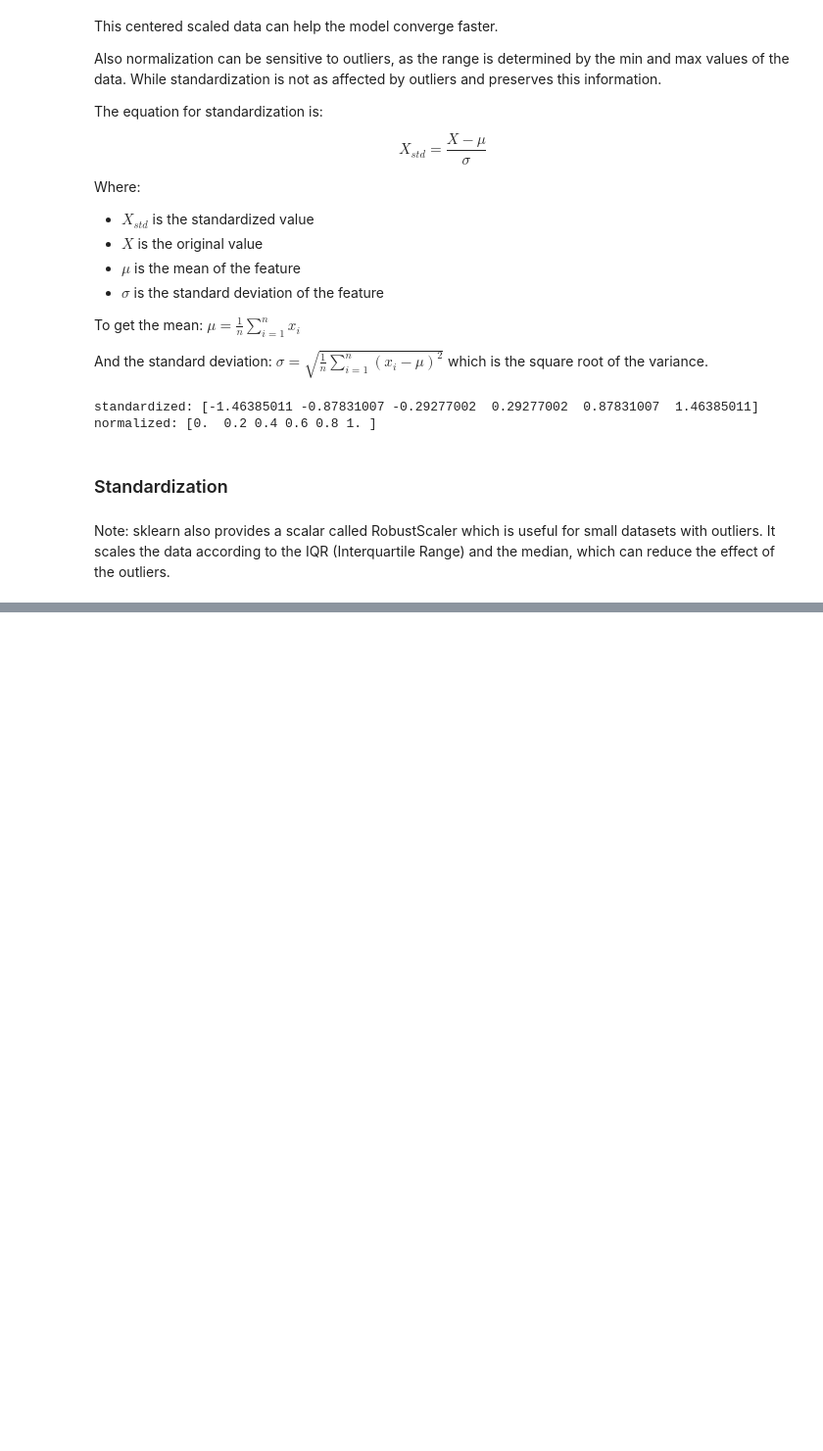
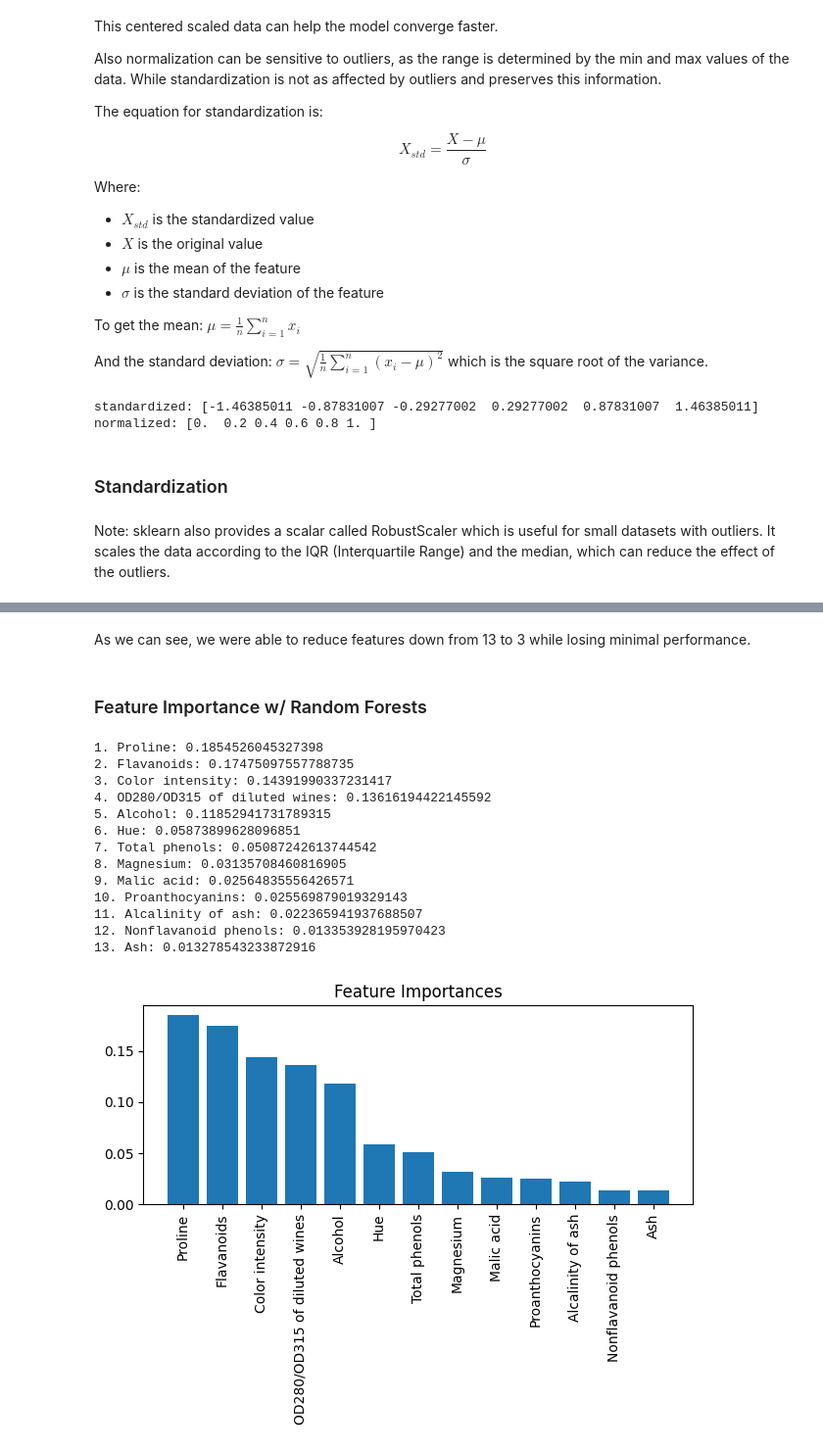
Before and after one commit to heyskylark/python-machine-learning, a Jupyter notebook: notebooks/preprocessing/wineDatasetProcessing.ipynb, the cells around one changed output, grey strips where cells are left out. Shown: that part at 98% size. Saved outputs shown, nothing was run; the diff lists cells and outputs as text; code cells hidden in the pictures; blank space fills up the shorter version.

```diff
--- a/notebooks/preprocessing/wineDatasetProcessing.ipynb
+++ b/notebooks/preprocessing/wineDatasetProcessing.ipynb
@@ -80,0 +213,14 @@ Note: sklearn also provides a scalar called RobustScaler which is useful for sma
+# %%
+# Original Dataset
+knn.fit(X_train_std, y_train)
+
+print('Full feature set accuracy:')
+print('Training accuracy:', knn.score(X_train_std, y_train))
+print('Test accuracy:', knn.score(X_test_std, y_test), '\n')
+
+# Dataset with 3 features
+knn.fit(X_train_std[:, k3], y_train)
+
+print('Reduced feature set accuracy (3 features):')
+print('Training accuracy:', knn.score(X_train_std[:, k3], y_train))
+print('Test accuracy:', knn.score(X_test_std[:, k3], y_test))
@@ -80,0 +235,39 @@ Note: sklearn also provides a scalar called RobustScaler which is useful for sma
+# %% [markdown]
+As we can see, we were able to reduce features down from 13 to 3 while losing minimal performance.
+# %% [markdown]
+### Feature Importance w/ Random Forests
+# %%
+feat_labels = df_wine.columns[1:]
+
+forest = RandomForestClassifier(n_estimators=500, random_state=1)
+forest.fit(X_train, y_train)
+
+importances = forest.feature_importances_
+
+# Returns indices of importance in desc order, [::-1] reverses the array
+indices = np.argsort(importances)[::-1]
+
+for f in range(X_train.shape[1]):
+  print(f"{f + 1}. {feat_labels[indices[f]]}: {importances[indices[f]]}")
+
+plt.title('Feature Importances')
+plt.bar(range(X_train.shape[1]), importances[indices], align='center')
+plt.xticks(range(X_train.shape[1]), feat_labels[indices], rotation=90)
+plt.xlim([-1, X_train.shape[1]])
+plt.tight_layout()
+plt.show()
+# %% [output]
+1. Proline: 0.1854526045327398
+2. Flavanoids: 0.17475097557788735
+3. Color intensity: 0.14391990337231417
+4. OD280/OD315 of diluted wines: 0.13616194422145592
+5. Alcohol: 0.11852941731789315
+6. Hue: 0.05873899628096851
+7. Total phenols: 0.05087242613744542
+8. Magnesium: 0.03135708460816905
+9. Malic acid: 0.02564835556426571
+10. Proanthocyanins: 0.025569879019329143
+11. Alcalinity of ash: 0.022365941937688507
+12. Nonflavanoid phenols: 0.013353928195970423
+13. Ash: 0.013278543233872916
+[figure, added]
```
Also changed, not shown: parts of 17 cells of this notebook, 2 other files.
